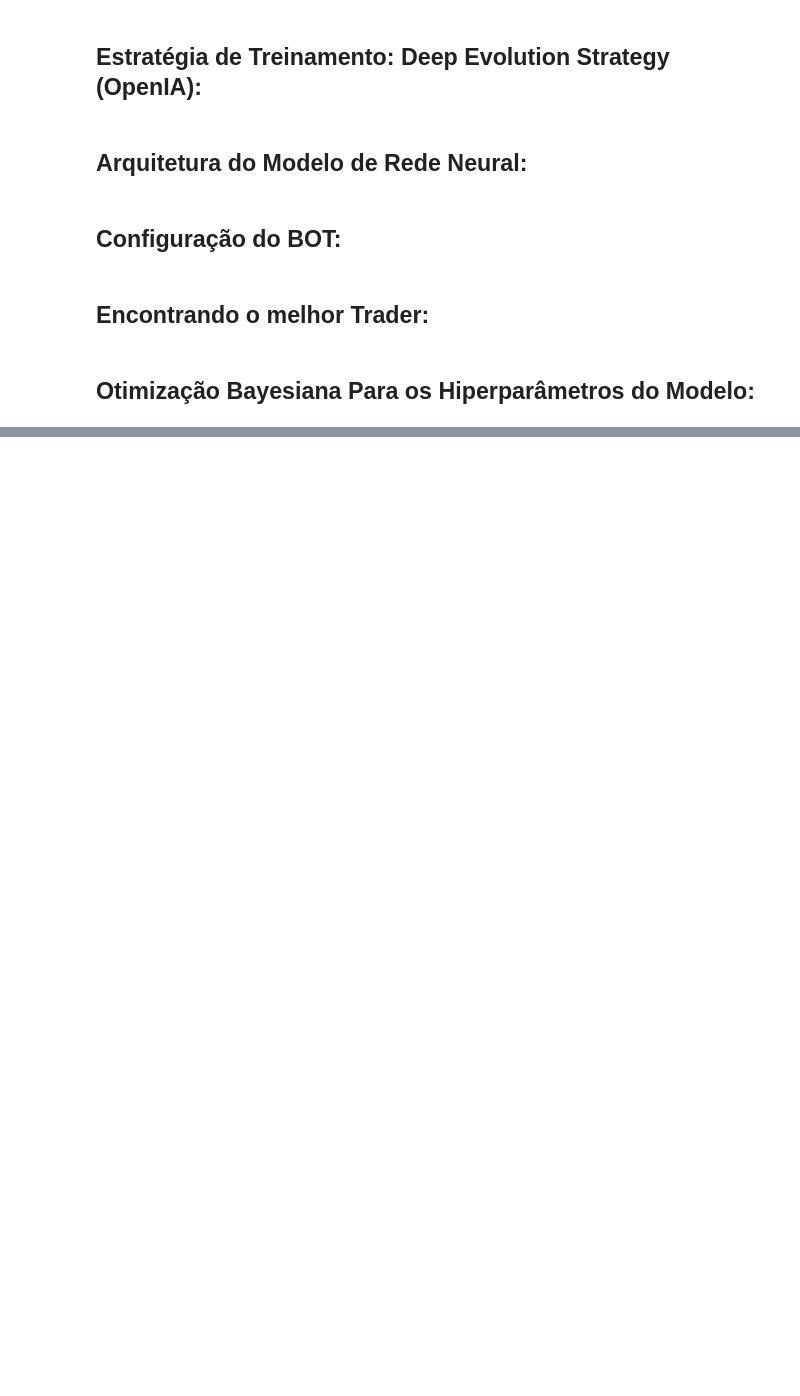
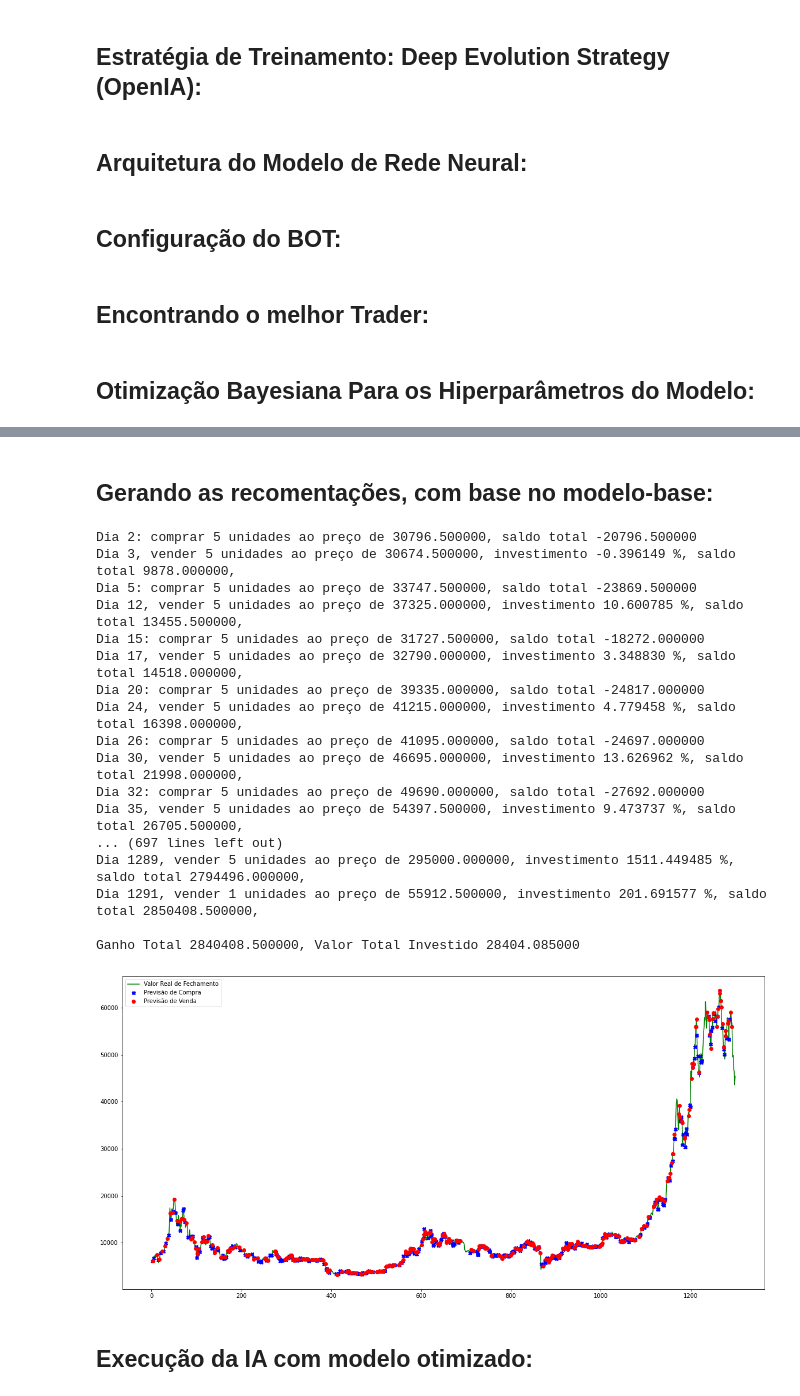
Before and after one commit to dijkstra001/ia-bot-trader, a Jupyter notebook: IA_bot_trader.ipynb, the cells around one changed output, grey strips where cells are left out. Cells and saved outputs as stored; diff of their text form; code cells hidden in the pictures; blank space fills up the shorter version.

Commit message:
Add optmizing model and train-test comparison.

```diff
--- a/IA_bot_trader.ipynb
+++ b/IA_bot_trader.ipynb
@@ -318,7 +318,7 @@ class Trader:
         return ((initial_money - starting_money) / starting_money) * 100
 
     def fit(self, iterations, checkpoint):
-        self.es.treinamento(iterations, print_every = checkpoint)
+        self.es.train(iterations, print_every = checkpoint)
 
     def make_investiment(self):
 
@@ -422,0 +594,15 @@ def find_best_trader(window_size, skip, population_size, sigma, learning_rate, s
+# %%
+base_model = Model(input_size = 30, layer_size = 500, output_size = 3)
+
+trader_base = Trader(population_size = 15,
+                     sigma = 0.1,
+                     learning_rate = 0.03,
+                     model = base_model,
+                     money = 10000,
+                     max_buy = 5,
+                     max_sell = 5,
+                     skip = 1,
+                     window_size = 30)
+# %%
+%%time
+trader_base.fit(500, 100)
@@ -422,0 +618,25 @@ def find_best_trader(window_size, skip, population_size, sigma, learning_rate, s
+# %% [markdown]
+## **Gerando as recomentações, com base no modelo-base:**
+# %%
+trader_base.make_investiment()
+# %% [output]
+Dia 2: comprar 5 unidades ao preço de 30796.500000, saldo total -20796.500000
+Dia 3, vender 5 unidades ao preço de 30674.500000, investimento -0.396149 %, saldo total 9878.000000,
+Dia 5: comprar 5 unidades ao preço de 33747.500000, saldo total -23869.500000
+Dia 12, vender 5 unidades ao preço de 37325.000000, investimento 10.600785 %, saldo total 13455.500000,
+Dia 15: comprar 5 unidades ao preço de 31727.500000, saldo total -18272.000000
+Dia 17, vender 5 unidades ao preço de 32790.000000, investimento 3.348830 %, saldo total 14518.000000,
+Dia 20: comprar 5 unidades ao preço de 39335.000000, saldo total -24817.000000
+Dia 24, vender 5 unidades ao preço de 41215.000000, investimento 4.779458 %, saldo total 16398.000000,
+Dia 26: comprar 5 unidades ao preço de 41095.000000, saldo total -24697.000000
+Dia 30, vender 5 unidades ao preço de 46695.000000, investimento 13.626962 %, saldo total 21998.000000,
+Dia 32: comprar 5 unidades ao preço de 49690.000000, saldo total -27692.000000
+Dia 35, vender 5 unidades ao preço de 54397.500000, investimento 9.473737 %, saldo total 26705.500000,
+... (697 lines left out)
+Dia 1289, vender 5 unidades ao preço de 295000.000000, investimento 1511.449485 %, saldo total 2794496.000000,
+Dia 1291, vender 1 unidades ao preço de 55912.500000, investimento 201.691577 %, saldo total 2850408.500000,
+
+Ganho Total 2840408.500000, Valor Total Investido 28404.085000
+[figure, added]
+# %% [markdown]
+## **Execução da IA com modelo otimizado:**
```
Also changed, not shown: parts of 26 cells of this notebook.
